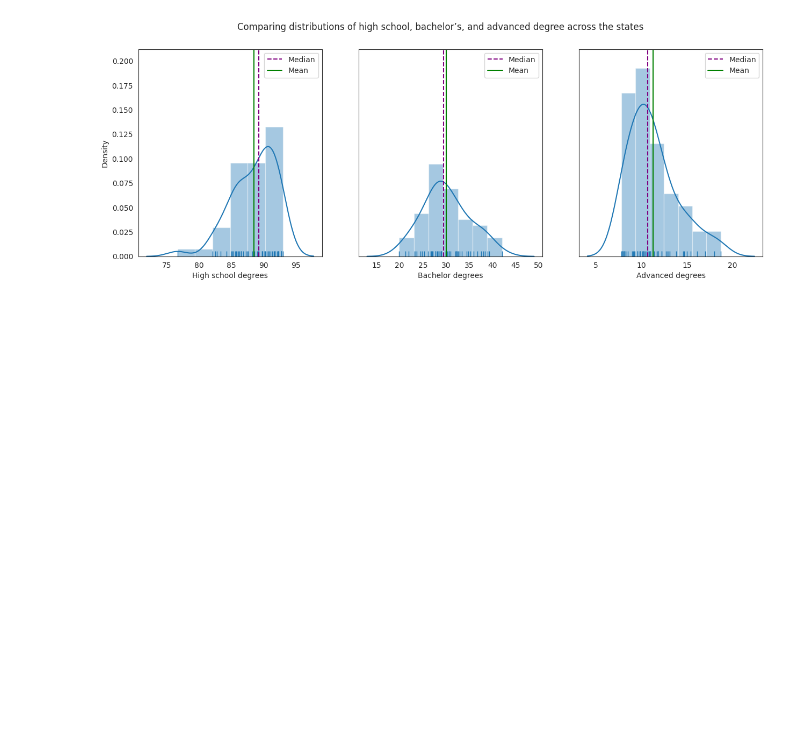
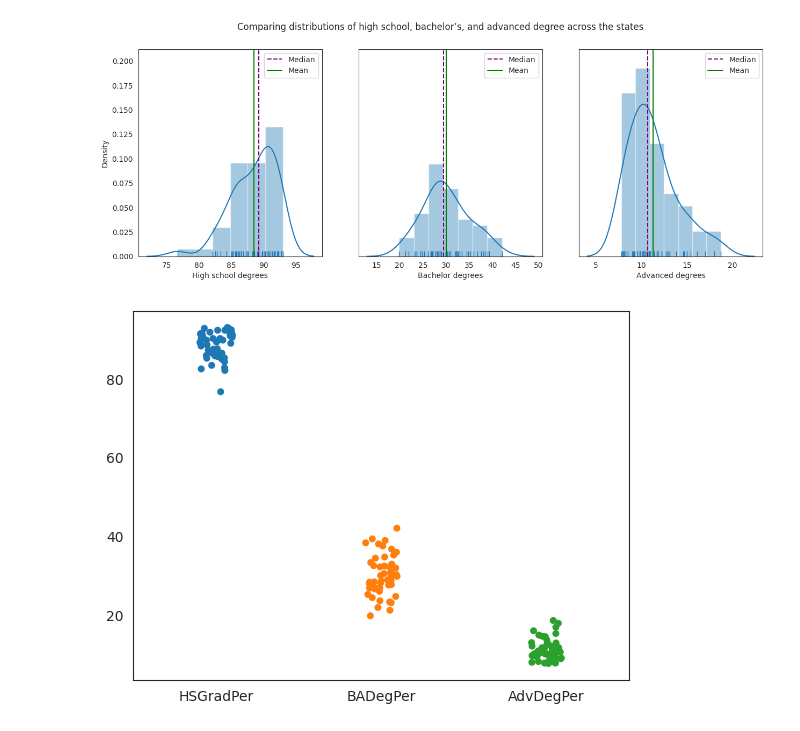
Before and after one commit to pallabee/Demographic-Data-Analysis, a Jupyter notebook: visualize_distributions.ipynb, the cells around one changed output. Cells and saved outputs as stored; diff of their text form; code cells hidden in the pictures; blank space fills up the shorter version.

Commit message:
adding strip plot

```diff
--- a/visualize_distributions.ipynb
+++ b/visualize_distributions.ipynb
@@ -131,3 +131,10 @@ axes[2].legend()
 plt.show()
 # %% [output]
 [figure]
+# %%
+edu_data = merged_data[['HSGradPer','BADegPer','AdvDegPer']]
+# %%
+sns.stripplot(data=edu_data)
+plt.show()
+# %% [output]
+[figure, added]
```
Also changed, not shown: parts of 2 cells of this notebook.
